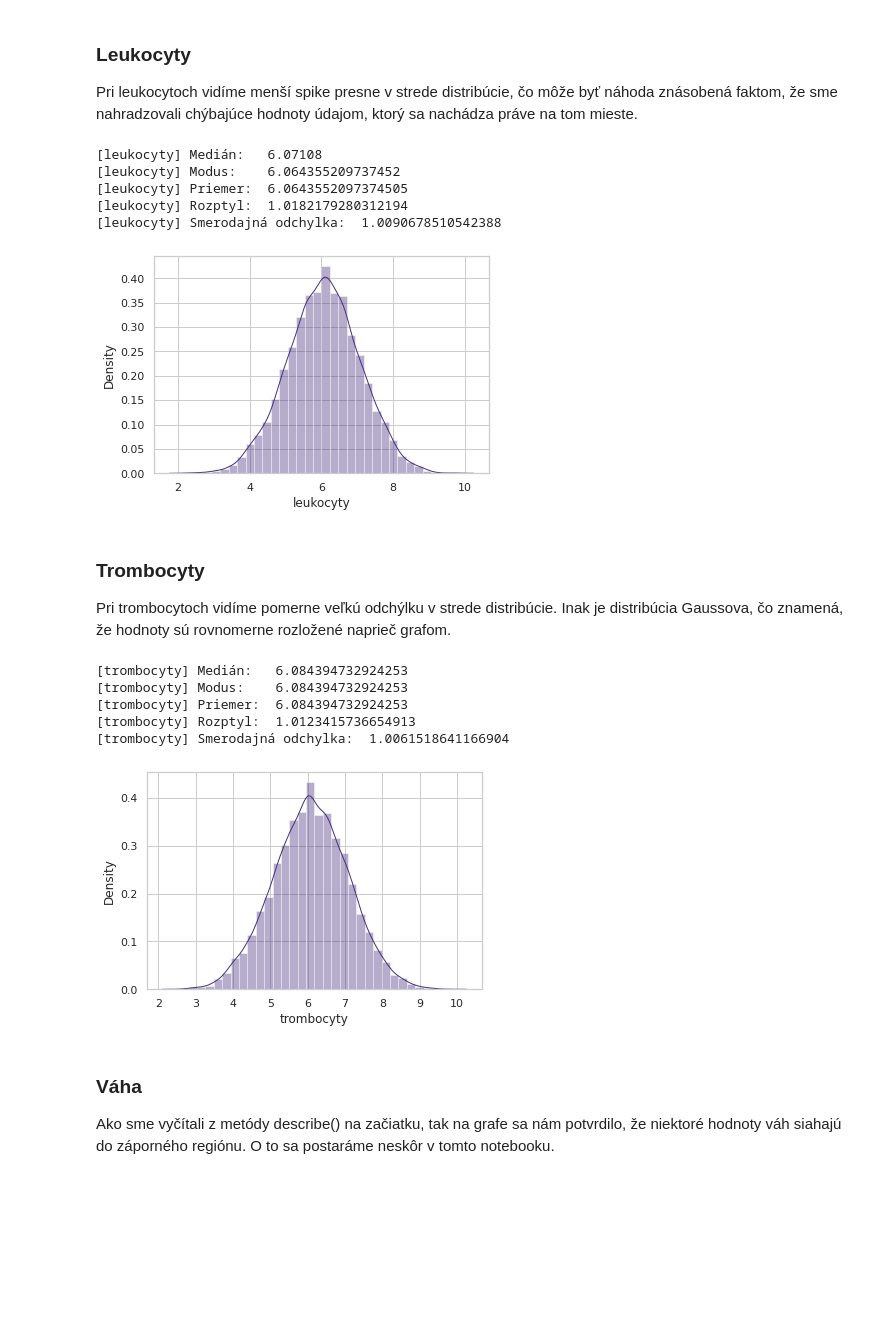
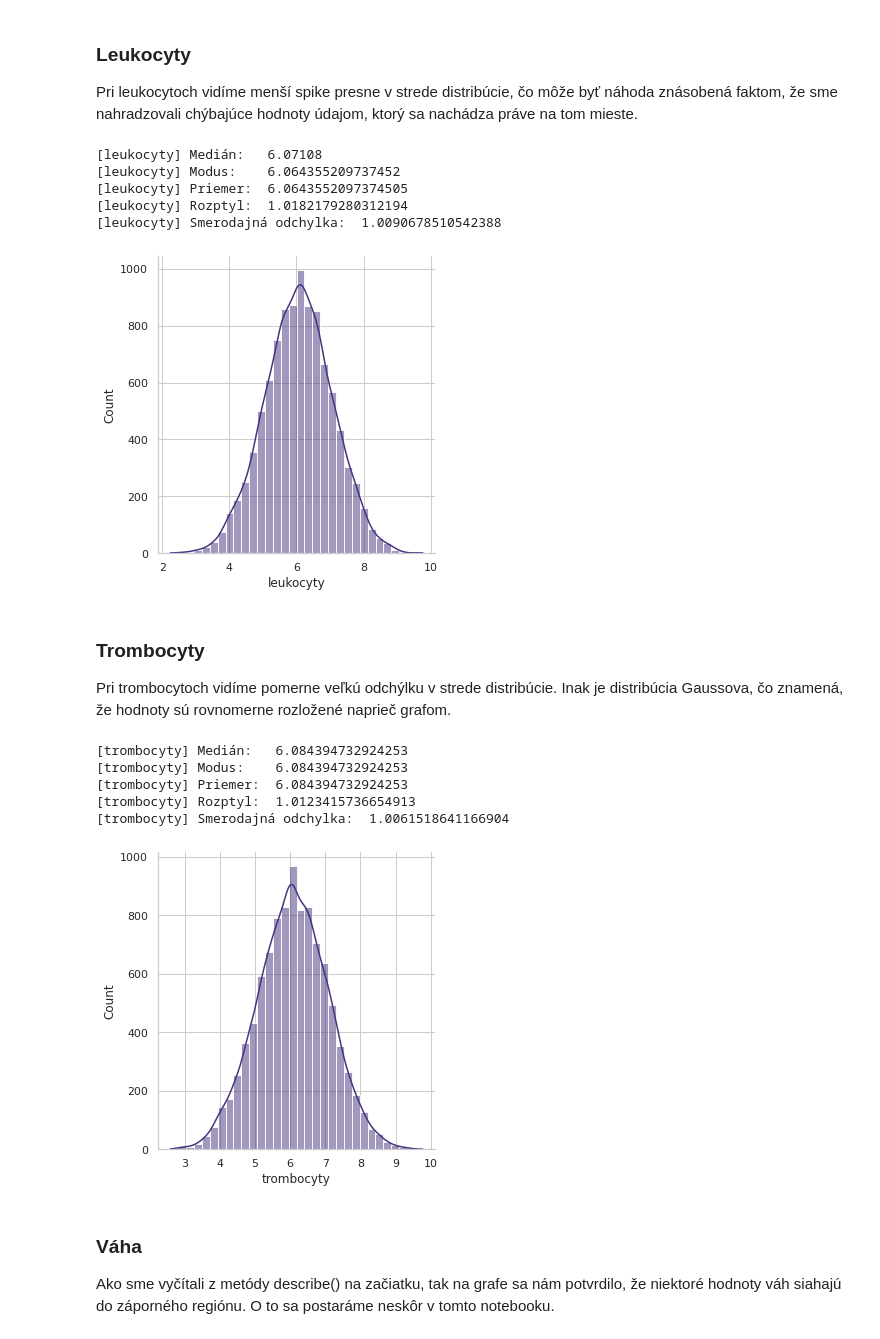
Before and after one commit to MarkoStahovec/IAU-Stahovec-Viest, a Jupyter notebook: main.ipynb, the cells around one changed output. Cells and saved outputs as stored; diff of their text form; code cells hidden in the pictures; blank space fills up the shorter version.

```diff
--- a/main.ipynb
+++ b/main.ipynb
@@ -147,27 +149,27 @@ Pri leukocytoch vidíme menší spike presne v strede distribúcie, čo môže b
 znásobená faktom, že sme nahradzovali chýbajúce hodnoty údajom, ktorý sa nachádza
 práve na tom mieste.
 # %%
-sns.distplot(data_labor["leukocyty"], kde=True, kde_kws={"lw": 1}, bins=32)
+sns.displot(data_labor["leukocyty"], kde=True, bins=32)
 # sns.histplot(data=data_labor, x="leukocyty", bins=24, kde=True)
 print(f"[leukocyty] Medián:  ", data_labor["leukocyty"].median())
 print(f"[leukocyty] Modus:   ", data_labor.mode()["leukocyty"][0])
 print(f"[leukocyty] Priemer: ", data_labor["leukocyty"].mean())
 print(f"[leukocyty] Rozptyl: ", np.var(data_labor["leukocyty"]))
 print(f"[leukocyty] Smerodajná odchylka: ", np.std(data_labor["leukocyty"]))
 # %% [output]
 [leukocyty] Medián:   6.07108
 [leukocyty] Modus:    6.064355209737452
 [leukocyty] Priemer:  6.0643552097374505
 [leukocyty] Rozptyl:  1.0182179280312194
 [leukocyty] Smerodajná odchylka:  1.0090678510542388
-[figure, old version]
+[figure, new version]
 # %% [markdown]
 ### Trombocyty
 
 Pri trombocytoch vidíme pomerne veľkú odchýlku v strede distribúcie. Inak je distribúcia Gaussova,
 čo znamená, že hodnoty sú rovnomerne rozložené naprieč grafom.
 # %%
-sns.distplot(data_labor["trombocyty"], kde=True, kde_kws={"lw": 1}, bins=32)
+sns.displot(data_labor["trombocyty"], kde=True, bins=32)
 # sns.histplot(data=data_labor, x="trombocyty", bins=24, kde=True)
 print(f"[trombocyty] Medián:  ", data_labor["trombocyty"].median())
 print(f"[trombocyty] Modus:   ", data_labor.mode()["trombocyty"][0])
@@ -180,7 +182,7 @@ print(f"[trombocyty] Smerodajná odchylka: ", np.std(data_labor["trombocyty"]))
 [trombocyty] Priemer:  6.084394732924253
 [trombocyty] Rozptyl:  1.0123415736654913
 [trombocyty] Smerodajná odchylka:  1.0061518641166904
-[figure, old version]
+[figure, new version]
 # %% [markdown]
 ### Váha
 
```
Also changed, not shown: parts of 70 cells of this notebook.
